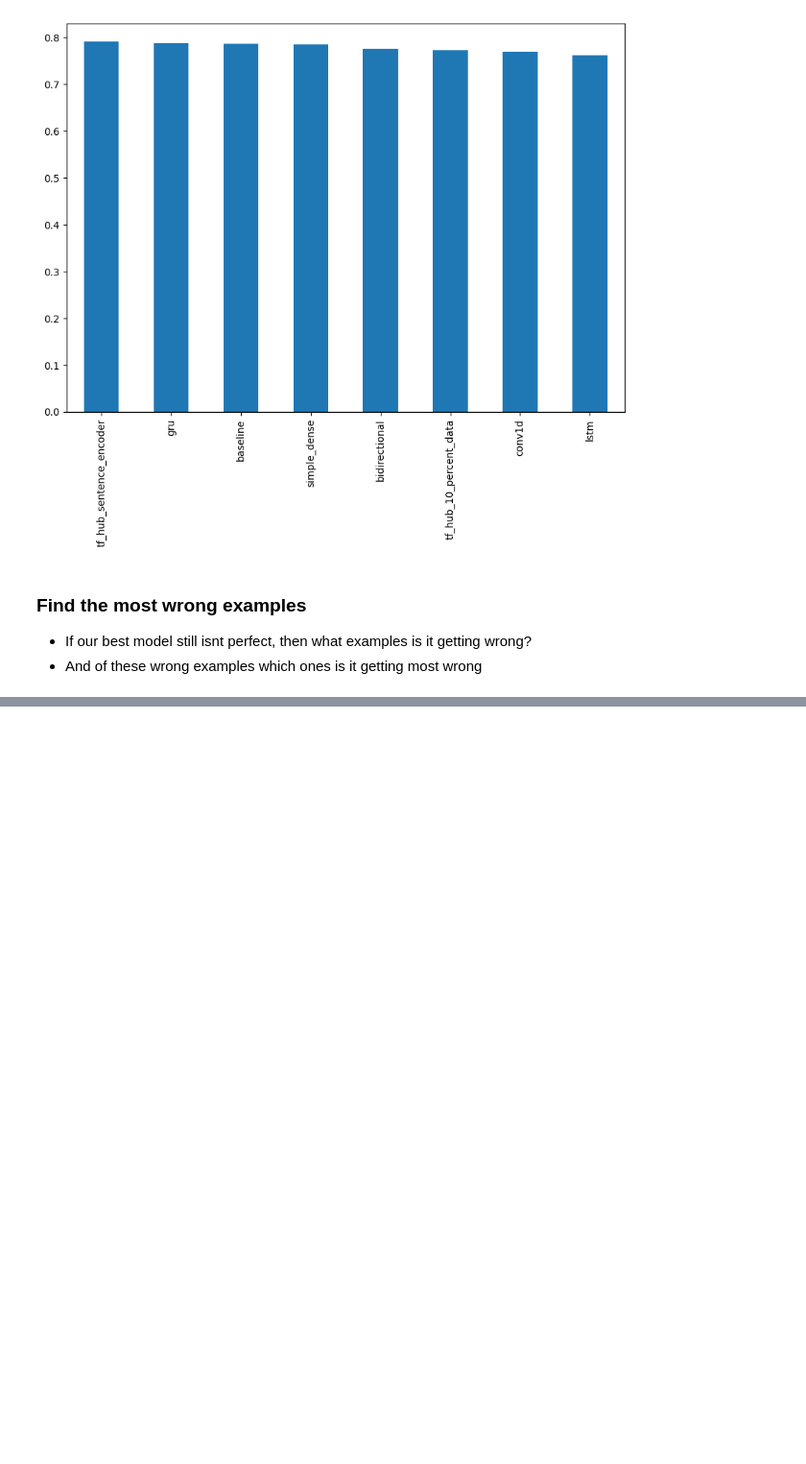
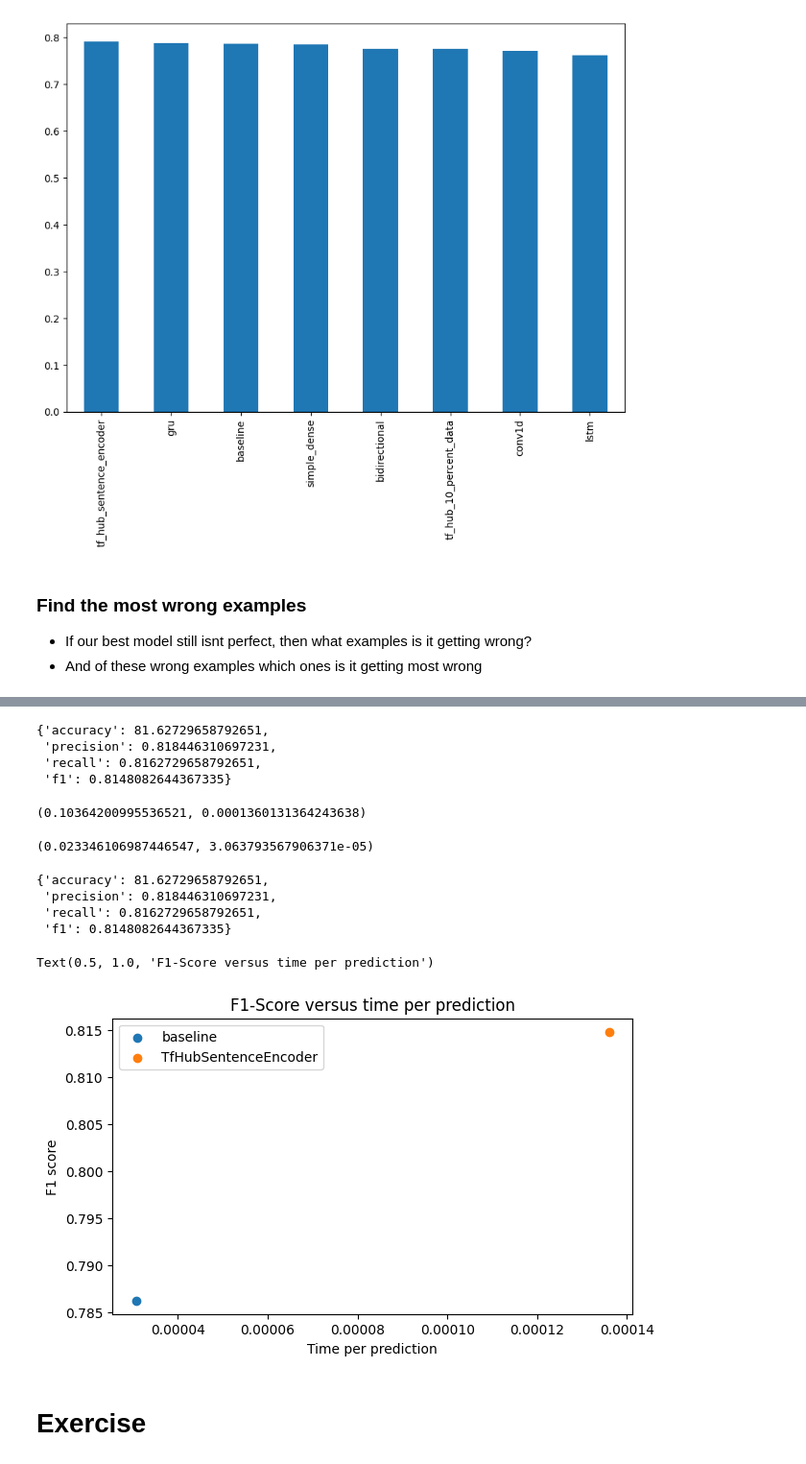
Before and after one commit to Ujjwal-Mk/TF-Developer-Course, a Jupyter notebook: 08_TF_Developer_Certificate_Course.ipynb, the cells around one changed output, grey strips where cells are left out. Shown at 96% size. Drawn from its saved outputs; the diff is of its cells as text; code cells hidden in the pictures; blank space fills up the shorter version.

```diff
--- a/08_TF_Developer_Certificate_Course.ipynb
+++ b/08_TF_Developer_Certificate_Course.ipynb
@@ -1163,0 +1165,5 @@ model_6_pretrained.evaluate(val_sentences,val_labels)
+# %%
+model_6_pretrained_pred_probs = model_6_pretrained.predict(val_sentences)
+model_6_pretrained_preds = tf.squeeze(tf.round(model_6_pretrained_pred_probs))
+model_6_pretrained_results = calculate_results(val_labels,model_6_pretrained_preds)
+model_6_pretrained_results
@@ -1163,0 +1330,48 @@ model_6_pretrained.evaluate(val_sentences,val_labels)
+# %%
+model_6_pretrained_results
+# %% [output]
+{'accuracy': 81.62729658792651,
+ 'precision': 0.818446310697231,
+ 'recall': 0.8162729658792651,
+ 'f1': 0.8148082644367335}
+# %%
+# Create a function to measure time of prediction
+import time
+def pred_time(model,samples):
+    start = time.perf_counter()
+    model.predict(samples)
+    stop = time.perf_counter()
+    total_time = stop-start
+    time_per_pred = total_time/len(samples)
+    return total_time,time_per_pred
+# %%
+model_6_pretrained_time = pred_time(model_6_pretrained,val_sentences)
+model_6_pretrained_time
+# %% [output]
+(0.10364200995536521, 0.0001360131364243638)
+# %%
+baseline_time = pred_time(model_0,val_sentences)
+baseline_time
+# %% [output]
+(0.023346106987446547, 3.063793567906371e-05)
+# %%
+model_6_pretrained_results
+# %% [output]
+{'accuracy': 81.62729658792651,
+ 'precision': 0.818446310697231,
+ 'recall': 0.8162729658792651,
+ 'f1': 0.8148082644367335}
+# %%
+import matplotlib.pyplot as plt
+plt.figure(figsize=(7,4))
+plt.scatter(baseline_time[1],baseline_results["f1"],label="baseline")
+plt.scatter(model_6_pretrained_time[1], model_6_pretrained_results["f1"],label="TfHubSentenceEncoder")
+plt.legend()
+plt.ylabel("F1 score")
+plt.xlabel("Time per prediction")
+plt.title("F1-Score versus time per prediction")
+# %% [output]
+Text(0.5, 1.0, 'F1-Score versus time per prediction')
+[figure, added]
+# %% [markdown]
+# Exercise
```
Also changed, not shown: parts of 42 cells of this notebook, 8 other files.
